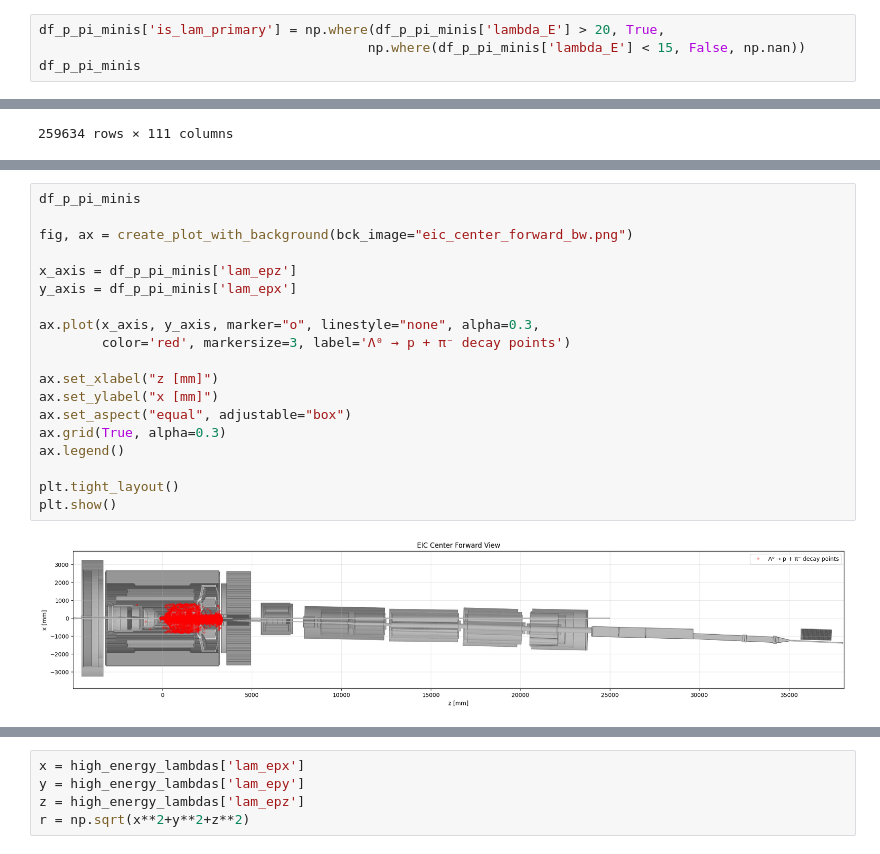
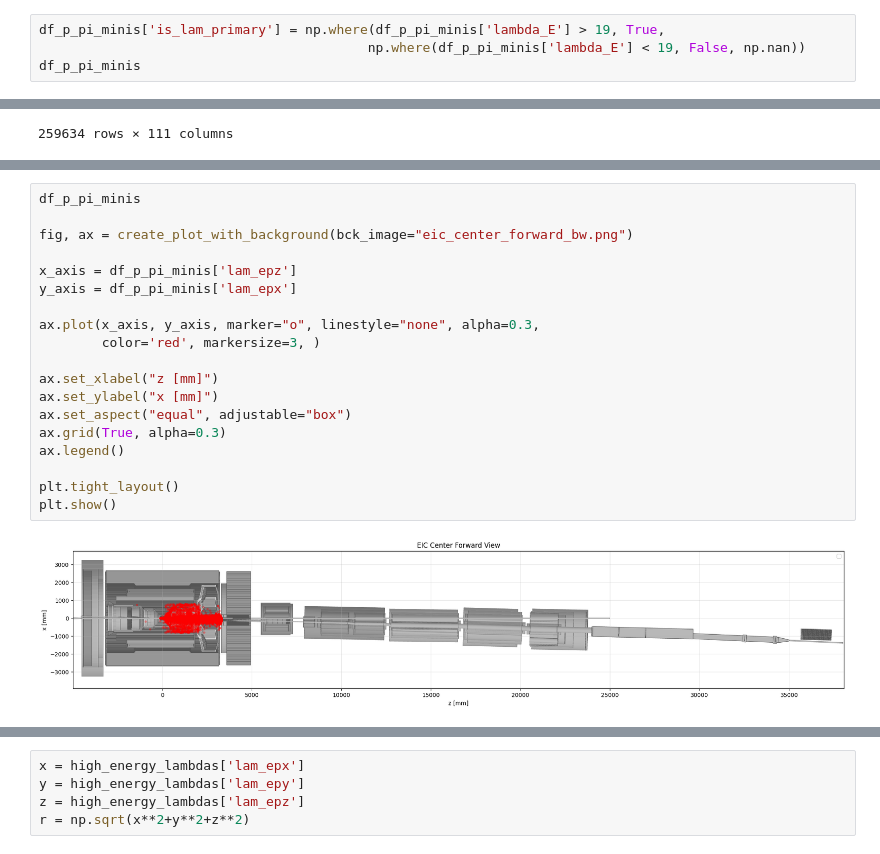
Before and after one commit to Allseeing1620/acceptance-analysis, a Jupyter notebook: аnalysis-effective-mass-lambda.ipynb, the cells around one changed output, grey strips where cells are left out. Saved outputs shown, nothing was run; the diff lists cells and outputs as text.

```diff
--- a/аnalysis-effective-mass-lambda.ipynb
+++ b/аnalysis-effective-mass-lambda.ipynb
@@ -125,8 +149,8 @@ df_p_pi_minis
 | 563787 | 499998 | 4 | 3122 | 1 | 134217728 | -0.165018 | -0.626539 | 24.329761 | -0.050402 | 0.038077 | ... | ... |
 259634 rows × 110 columns
 # %%
-df_p_pi_minis['is_lam_primary'] = np.where(df_p_pi_minis['lambda_E'] > 20, True,
-                                          np.where(df_p_pi_minis['lambda_E'] < 15, False, np.nan))
+df_p_pi_minis['is_lam_primary'] = np.where(df_p_pi_minis['lambda_E'] > 19, True,
+                                          np.where(df_p_pi_minis['lambda_E'] < 19, False, np.nan))
 df_p_pi_minis
 # %% [output]
 |  | event | lam_id | lam_pdg | lam_gen | lam_sim | lam_px | lam_py | lam_pz | lam_vx | lam_vy | ... | ... |
@@ -145,24 +190,24 @@ df_p_pi_minis
 # %%
 df_p_pi_minis
 
 fig, ax = create_plot_with_background(bck_image="eic_center_forward_bw.png")
 
 x_axis = df_p_pi_minis['lam_epz']
 y_axis = df_p_pi_minis['lam_epx']
 
 ax.plot(x_axis, y_axis, marker="o", linestyle="none", alpha=0.3,
-        color='red', markersize=3, label='Λ⁰ → p + π⁻ decay points')
+        color='red', markersize=3, )
 
 ax.set_xlabel("z [mm]")
 ax.set_ylabel("x [mm]")
 ax.set_aspect("equal", adjustable="box")
 ax.grid(True, alpha=0.3)
 ax.legend()
 
 plt.tight_layout()
 plt.show()
 # %% [output]
-[figure, old version]
+[figure, new version]
 # %%
 high_energy_lambdas = df_p_pi_minis[df_p_pi_minis['is_lam_primary'] == True]
 
```
Also changed, not shown: parts of 26 cells of this notebook.
